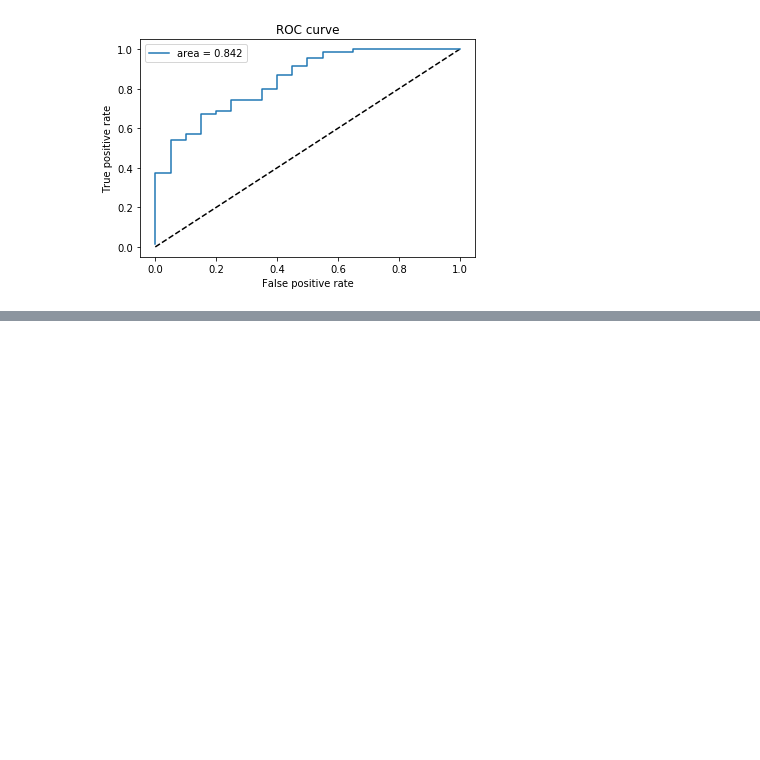
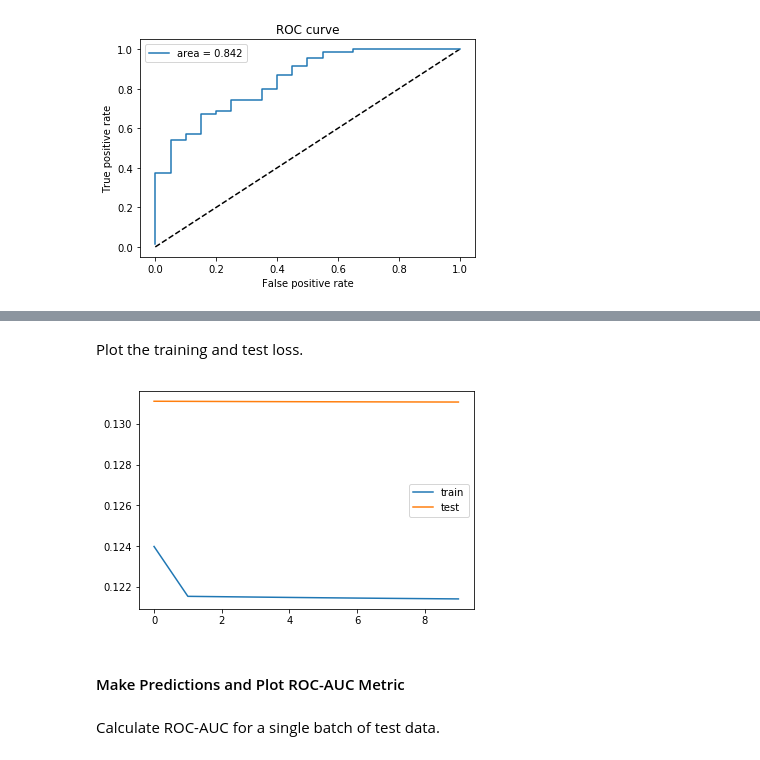
Before and after one commit to crscse8/Anomaly-Detection, a Jupyter notebook: Anomaly Detection with Signal Analysis and LSTMs.ipynb, the cells around one changed output, grey strips where cells are left out. Saved outputs shown, nothing was run; the diff lists cells and outputs as text; code cells hidden in the pictures; blank space fills up the shorter version.

```diff
--- a/Anomaly Detection with Signal Analysis and LSTMs.ipynb
+++ b/Anomaly Detection with Signal Analysis and LSTMs.ipynb
@@ -2083,0 +2125,5 @@ params_test
+# %%
+params_test = {'dataID': "rows_5000to6000_ccm_100_lstm_100",
+               'batch_size': 200,
+               'dim': (100, 10088)}
+params_test
@@ -2238,0 +2293,8 @@ plt.show()
+# %%
+num_datarecs, num_testrecs = 5000, 1000
+# %%
+batch_size = params_train["batch_size"]
+# subtract 100 to account for bad records that were discarded
+steps_per_epoch = int(np.floor((num_datarecs) / batch_size))
+validation_steps = int(np.floor((num_testrecs) / batch_size))
+steps_per_epoch, validation_steps
@@ -2238,0 +2303,10 @@ plt.show()
+# %%
+history = model.fit_generator(generator = dg_train,
+                    validation_data = dg_validation,
+                    validation_steps = validation_steps,
+                    steps_per_epoch = steps_per_epoch,
+                    epochs=10,
+                    verbose=1,
+                    workers=1,
+                    max_queue_size=1,
+                    use_multiprocessing=False)
@@ -2238,0 +2331,14 @@ plt.show()
+# %% [markdown]
+Plot the training and test loss.
+# %%
+# plot history
+plt.plot(history.history['loss'], label='train')
+plt.plot(history.history['val_loss'], label='test')
+plt.legend()
+plt.show()
+# %% [output]
+[figure, added]
+# %% [markdown]
+#### Make Predictions and Plot ROC-AUC Metric
+# %% [markdown]
+Calculate ROC-AUC for a single batch of test data.
```
Also changed, not shown: parts of 41 cells of this notebook.
